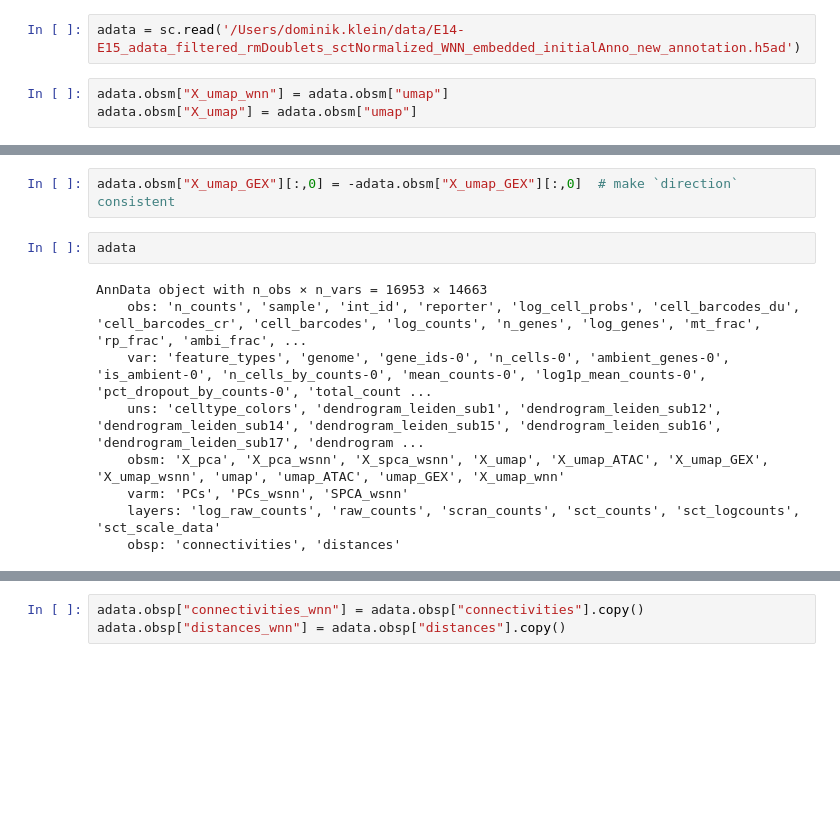
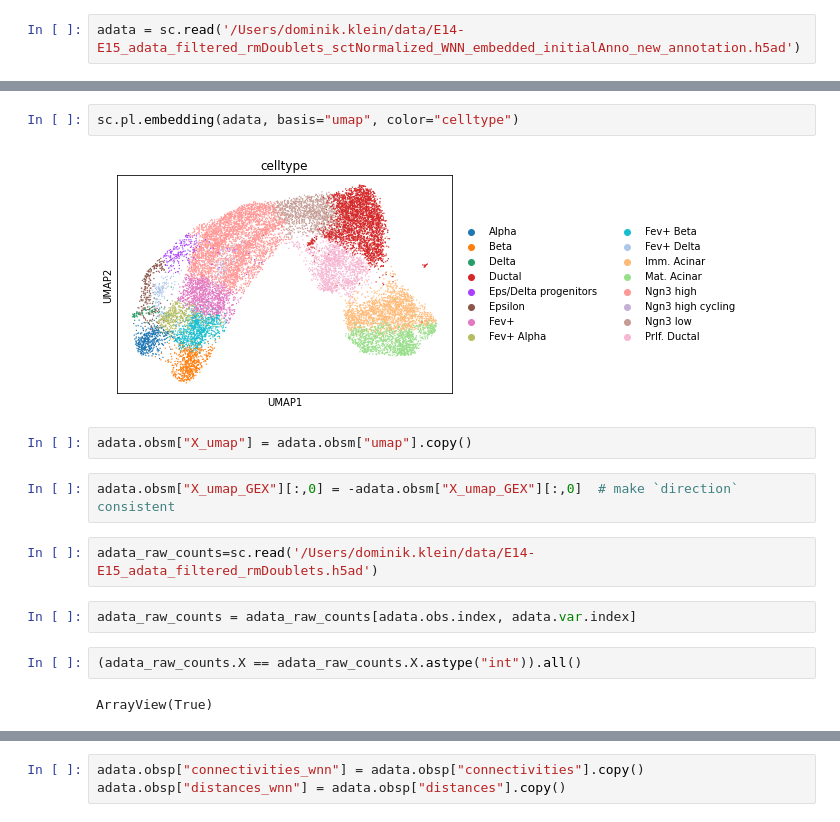
Before and after one commit to theislab/moscot-framework_reproducibility, a Jupyter notebook: preprocessing/10_clean_data.ipynb, the cells around one changed output, grey strips where cells are left out. Cells and saved outputs as stored; diff of their text form; blank space fills up the shorter version.

Commit message:
construction final adata before clean

```diff
--- a/preprocessing/10_clean_data.ipynb
+++ b/preprocessing/10_clean_data.ipynb
@@ -6,5 +7,2 @@ from scipy.sparse import csc_matrix
 # %%
 adata = sc.read('/Users/dominik.klein/data/E14-E15_adata_filtered_rmDoublets_sctNormalized_WNN_embedded_initialAnno_new_annotation.h5ad')
-# %%
-adata.obsm["X_umap_wnn"] = adata.obsm["umap"]
-adata.obsm["X_umap"] = adata.obsm["umap"]
@@ -11,13 +20,16 @@ adata.obsm["X_umap"] = adata.obsm["umap"]
+# %%
+sc.pl.embedding(adata, basis="umap", color="celltype")
+# %% [output]
+[figure, added]
+# %%
+adata.obsm["X_umap"] = adata.obsm["umap"].copy()
 # %%
 adata.obsm["X_umap_GEX"][:,0] = -adata.obsm["X_umap_GEX"][:,0]  # make `direction` consistent
 # %%
-adata
+adata_raw_counts=sc.read('/Users/dominik.klein/data/E14-E15_adata_filtered_rmDoublets.h5ad')
-# %% [output]
-AnnData object with n_obs × n_vars = 16953 × 14663
-    obs: 'n_counts', 'sample', 'int_id', 'reporter', 'log_cell_probs', 'cell_barcodes_du', 'cell_barcodes_cr', 'cell_barcodes', 'log_counts', 'n_genes', 'log_genes', 'mt_frac', 'rp_frac', 'ambi_frac', ...
-    var: 'feature_types', 'genome', 'gene_ids-0', 'n_cells-0', 'ambient_genes-0', 'is_ambient-0', 'n_cells_by_counts-0', 'mean_counts-0', 'log1p_mean_counts-0', 'pct_dropout_by_counts-0', 'total_count ...
-    uns: 'celltype_colors', 'dendrogram_leiden_sub1', 'dendrogram_leiden_sub12', 'dendrogram_leiden_sub14', 'dendrogram_leiden_sub15', 'dendrogram_leiden_sub16', 'dendrogram_leiden_sub17', 'dendrogram ...
-    obsm: 'X_pca', 'X_pca_wsnn', 'X_spca_wsnn', 'X_umap', 'X_umap_ATAC', 'X_umap_GEX', 'X_umap_wsnn', 'umap', 'umap_ATAC', 'umap_GEX', 'X_umap_wnn'
-    varm: 'PCs', 'PCs_wsnn', 'SPCA_wsnn'
-    layers: 'log_raw_counts', 'raw_counts', 'scran_counts', 'sct_counts', 'sct_logcounts', 'sct_scale_data'
-    obsp: 'connectivities', 'distances'
+# %%
+adata_raw_counts = adata_raw_counts[adata.obs.index, adata.var.index]
+# %%
+(adata_raw_counts.X == adata_raw_counts.X.astype("int")).all()
+# %% [output]
+ArrayView(True)
```
Also changed, not shown: parts of 44 cells of this notebook, 7 other files.
